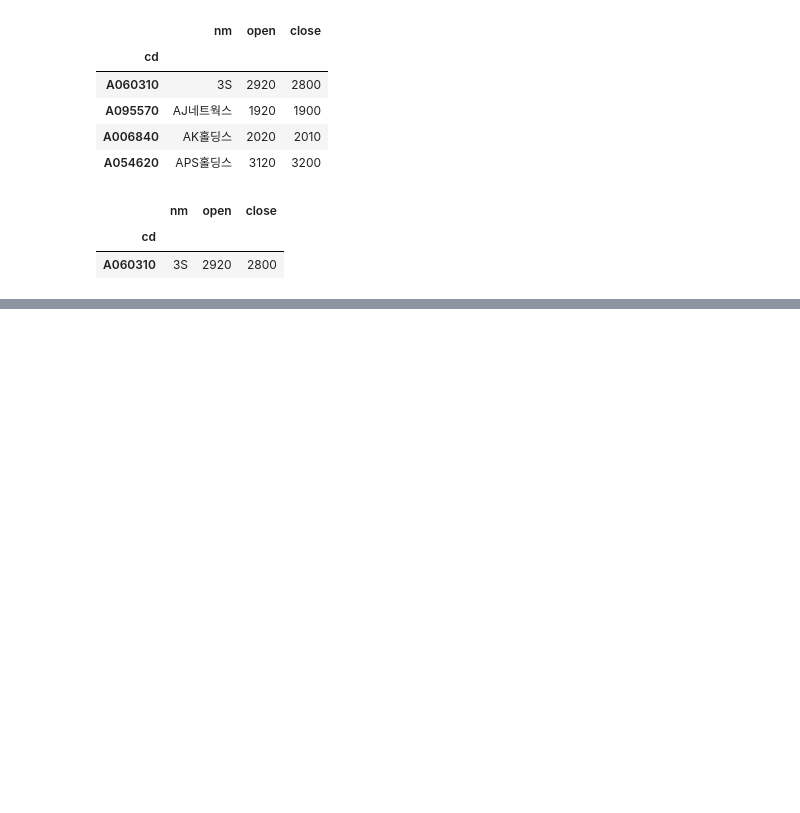
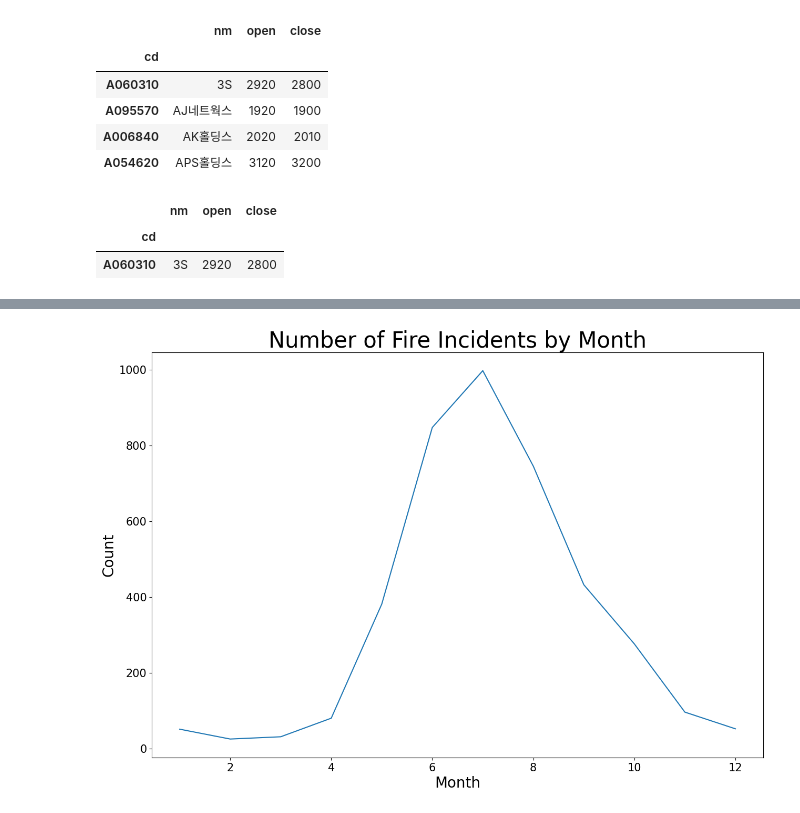
Before and after one commit to eagles0924/liveCodingTest, a Jupyter notebook: 250920_interview/1.ipynb, the cells around one changed output, grey strips where cells are left out. Saved outputs shown, nothing was run; the diff lists cells and outputs as text; code cells hidden in the pictures; blank space fills up the shorter version.

```diff
--- a/250920_interview/1.ipynb
+++ b/250920_interview/1.ipynb
@@ -365,0 +339,6 @@ df.query("close == 2800")
+# %%
+to_date = ['Updated', 'Started', 'StartedDateOnly']
+fire[to_date] = fire[to_date].astype('datetime64[ns]')
+# %%
+fire['month'] = fire['Started'].dt.month
+fire.head()
@@ -365,0 +352,3 @@ df.query("close == 2800")
+# %%
+fire_month = fire.groupby('month')['Name'].count().reset_index().rename(columns={'Name': 'Count'})
+fire_month
@@ -365,0 +369,11 @@ df.query("close == 2800")
+# %%
+plt.figure(figsize=(15,10))
+plt.plot(fire_month.month, fire_month.Count)
+plt.xlabel('Month', fontsize=20)
+plt.ylabel('Count', fontsize=20)
+plt.xticks(fontsize=15)
+plt.yticks(fontsize=15)
+plt.title('Number of Fire Incidents by Month', fontsize=30)
+plt.show()
+# %% [output]
+[figure, added]
```
Also changed, not shown: parts of 50 cells of this notebook, 7 other files.
